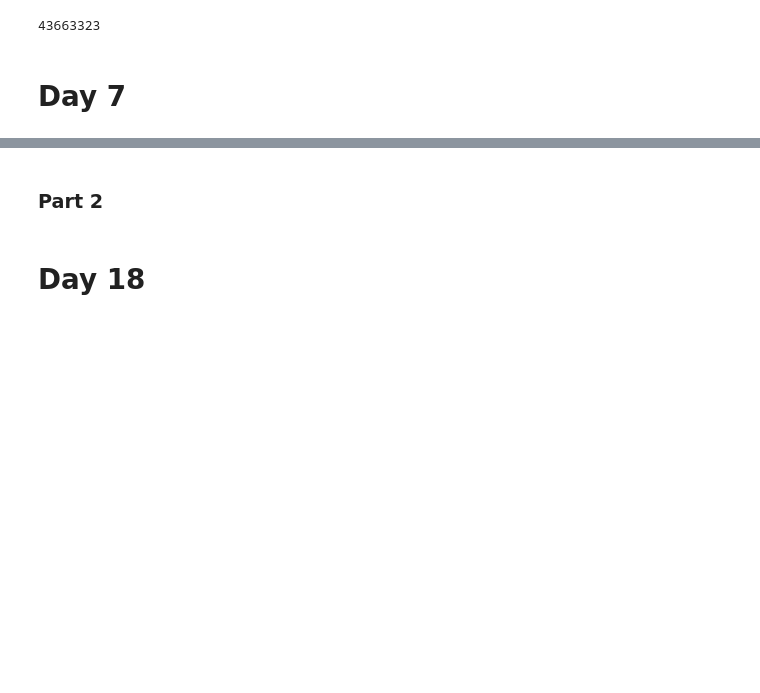
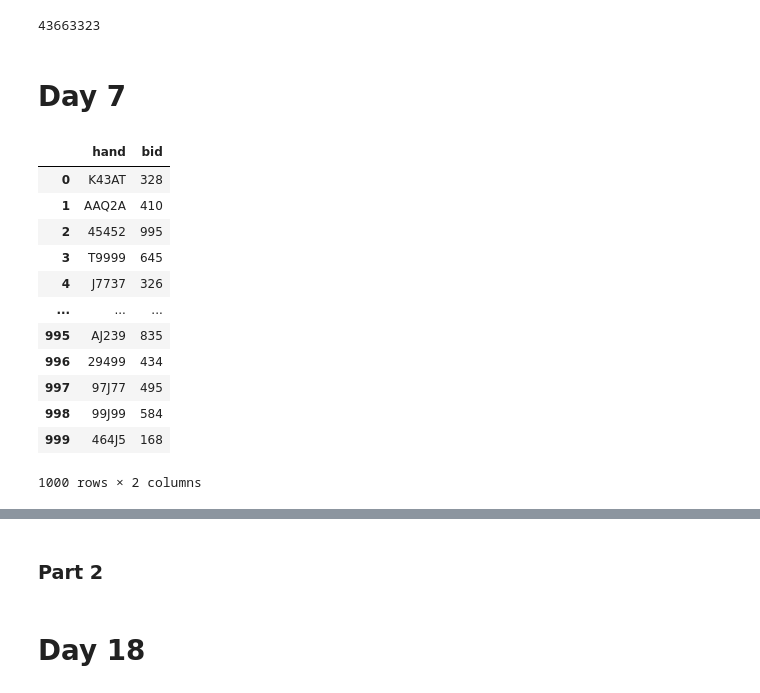
Before and after one commit to jordanehli/JE_Advent_of_Code2023, a Jupyter notebook: JE_Advent_of_Code_2023.ipynb, the cells around one changed output, grey strips where cells are left out. Cells and saved outputs as stored; diff of their text form; code cells hidden in the pictures; blank space fills up the shorter version.

```diff
--- a/JE_Advent_of_Code_2023.ipynb
+++ b/JE_Advent_of_Code_2023.ipynb
@@ -587,3 +587,26 @@ win_count
 43663323
 # %% [markdown]
 # Day 7
+# %%
+hands = open('aoc_day7.txt').read().strip()
+# split on each hand
+hands = hands.split('\n')
+# split hand and bid and create a dataframe
+split_hands = [(i.split()[0], int(i.split()[1])) for i in hands]
+df = pd.DataFrame(split_hands, columns=['hand', 'bid'])
+df2 = df.copy() # create copy for part 2
+df
+# %% [output]
+|  | hand | bid |
+| 0 | K43AT | 328 |
+| 1 | AAQ2A | 410 |
+| 2 | 45452 | 995 |
+| 3 | T9999 | 645 |
+| 4 | J7737 | 326 |
+| ... | ... | ... |
+| 995 | AJ239 | 835 |
+| 996 | 29499 | 434 |
+| 997 | 97J77 | 495 |
+| 998 | 99J99 | 584 |
+| 999 | 464J5 | 168 |
+1000 rows × 2 columns
```
Also changed, not shown: parts of 8 cells of this notebook, 1 other file.
